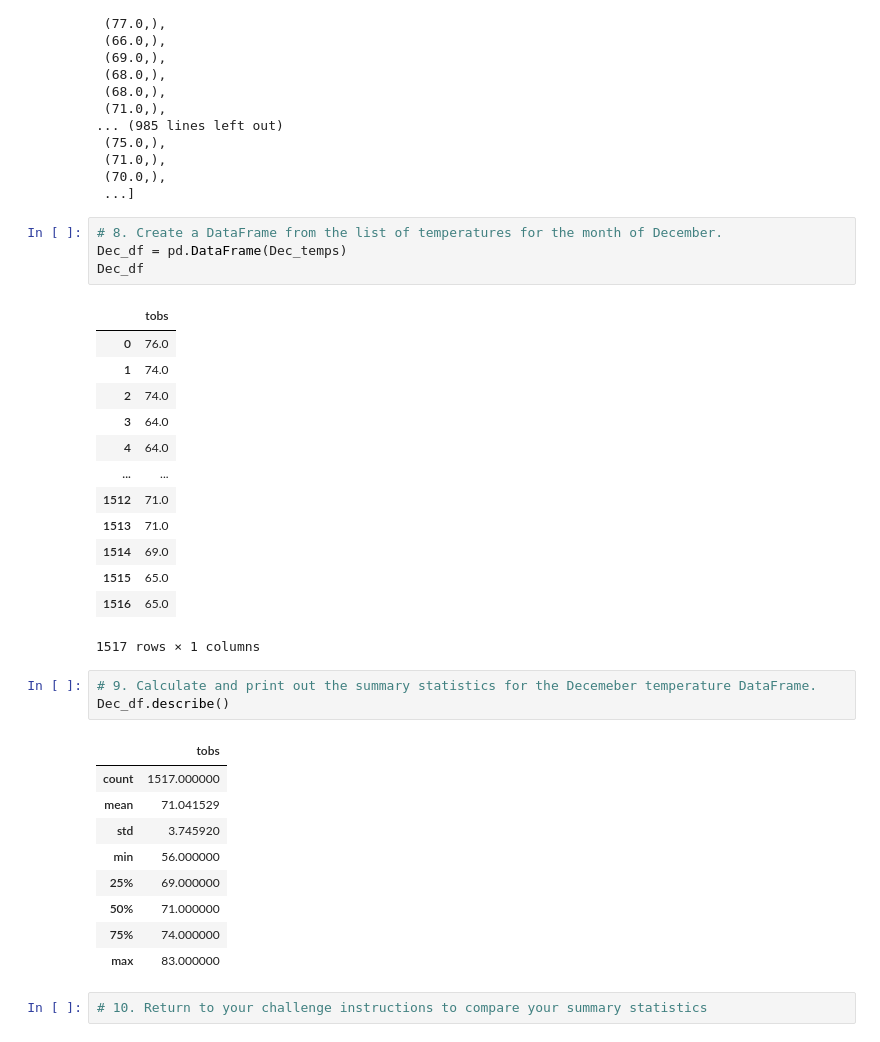
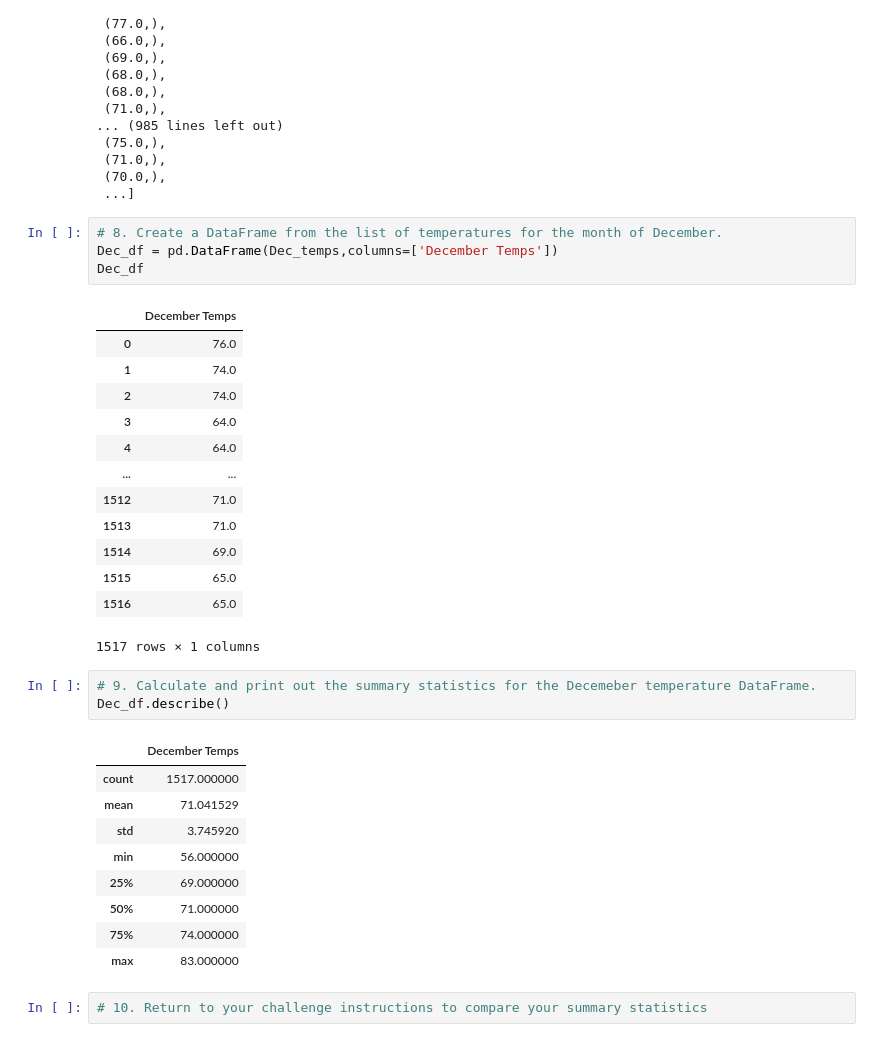
Before and after one commit to Ctblossey/surfs_up, a Jupyter notebook: SurfsUp_Challenge.ipynb, the cells around one changed output. Cells and saved outputs as stored; diff of their text form.

```diff
--- a/SurfsUp_Challenge.ipynb
+++ b/SurfsUp_Challenge.ipynb
@@ -154,10 +154,10 @@ Dec_temps
  ...]
 # %%
 # 8. Create a DataFrame from the list of temperatures for the month of December.
-Dec_df = pd.DataFrame(Dec_temps)
+Dec_df = pd.DataFrame(Dec_temps,columns=['December Temps'])
 Dec_df
 # %% [output]
-|  | tobs |
+|  | December Temps |
 | 0 | 76.0 |
 | 1 | 74.0 |
 | 2 | 74.0 |
@@ -174,7 +174,7 @@ Dec_df
 # 9. Calculate and print out the summary statistics for the Decemeber temperature DataFrame.
 Dec_df.describe()
 # %% [output]
-|  | tobs |
+|  | December Temps |
 | count | 1517.000000 |
 | mean | 71.041529 |
 | std | 3.745920 |
```
Also changed, not shown: parts of 2 cells of this notebook.
